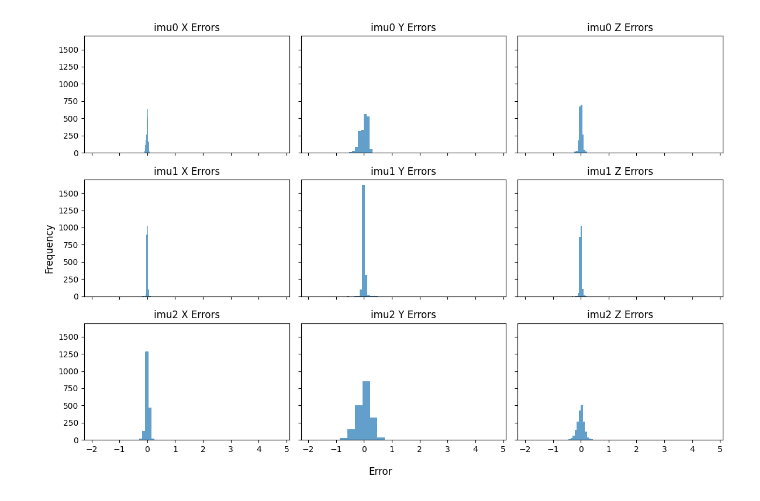
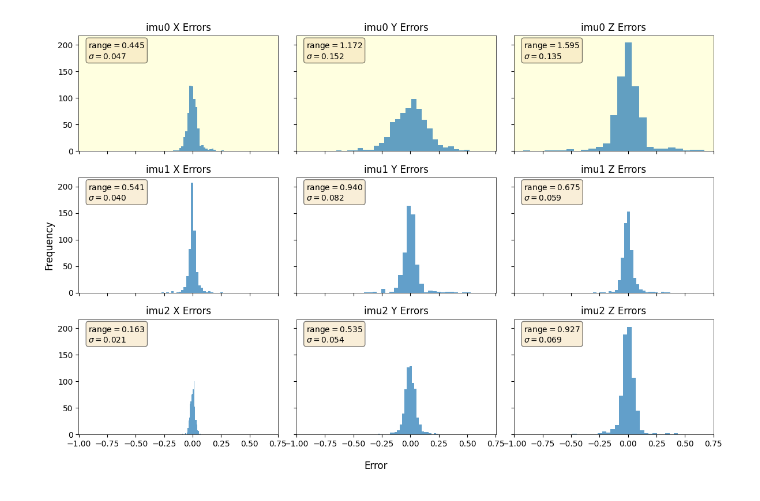
Before and after one commit to Intelligent-Machines-and-Materials-Lab/MuJoCoBlueberryModeling, a Jupyter notebook: src/imu_fft_analysis.ipynb, the cells around one changed output. Saved outputs shown, nothing was run; the diff lists cells and outputs as text; code cells hidden in the pictures.

```diff
--- a/src/imu_fft_analysis.ipynb
+++ b/src/imu_fft_analysis.ipynb
@@ -4,10 +4,13 @@ import os
 import re
 import numpy as np
 import matplotlib.pyplot as plt
-from scipy.fft import rfft, rfftfreq
 import seaborn as sns
 from matplotlib.colors import ListedColormap
+from scipy.ndimage.filters import uniform_filter1d
+import ruptures as rpt
+from itertools import cycle
 
+COLOR_CYCLE = ["#4286f4", "#f44174"]
 np.set_printoptions(precision=10, suppress=True)
 # %%
 # make lists of the data files and sort them by trial number extracted from the filename
@@ -135,31 +183,42 @@ def build_dict_for_trial(trial_num):
 # %%
 # load a single trial
-TRIAL_IDX = 52
-trial_data = build_dict_for_trial(TRIAL_IDX)
-
 # ------------------------------------------------------------------------------
 #               Histograms of acceleration errors
 # ------------------------------------------------------------------------------
 directions = ['x', 'y', 'z']
 imus = ['imu0', 'imu1', 'imu2']
 
 fig, axes = plt.subplots(len(imus), len(directions), figsize=(12, 8), sharex=True, sharey=True)
+imu_dir = imus[trial_data['imu_used']]
 
 for j, imu in enumerate(imus):
     for i, direction in enumerate(directions):
         ax = axes[j, i]
         data = trial_data[imu][direction]
-        mean_value = np.mean(data)
-        errors = data - mean_value
+        rolling_mean = uniform_filter1d(data, size=20)
+        # mean_value = np.mean(data)
+        errors = data - rolling_mean
+        error_range = errors.max() - errors.min()
+        error_stdev = np.std(errors)
+
+        textstr = '\n'.join((
+            r'$\mathrm{range} = %.3f$' % (error_range, ),
+            r'$\sigma = %.3f$' % (error_stdev, )))
+        props = dict(boxstyle='round', facecolor='wheat', alpha=0.5)
+        # place a text box in upper left in axes coords
+        ax.text(0.05, 0.95, textstr, transform=ax.transAxes, fontsize=10,
+                verticalalignment='top', bbox=props)
+        if j == trial_data['imu_used']:
+            ax.set_facecolor('lightyellow')
         ax.hist(errors, bins=25, color='tab:blue', alpha=0.7)
         ax.set_title(f'{imu} {direction.upper()} Errors')
 
 fig.supxlabel('Error')
 fig.supylabel('Frequency')
 fig.tight_layout()
 plt.show()
 # %% [output]
-[figure, old version]
+[figure, new version]
 # %%
 # From Claude, a smoothed z-score peak detection algorithm for real-time anomaly detection.
 
```
Also changed, not shown: parts of 2 cells of this notebook, 1 other file.
